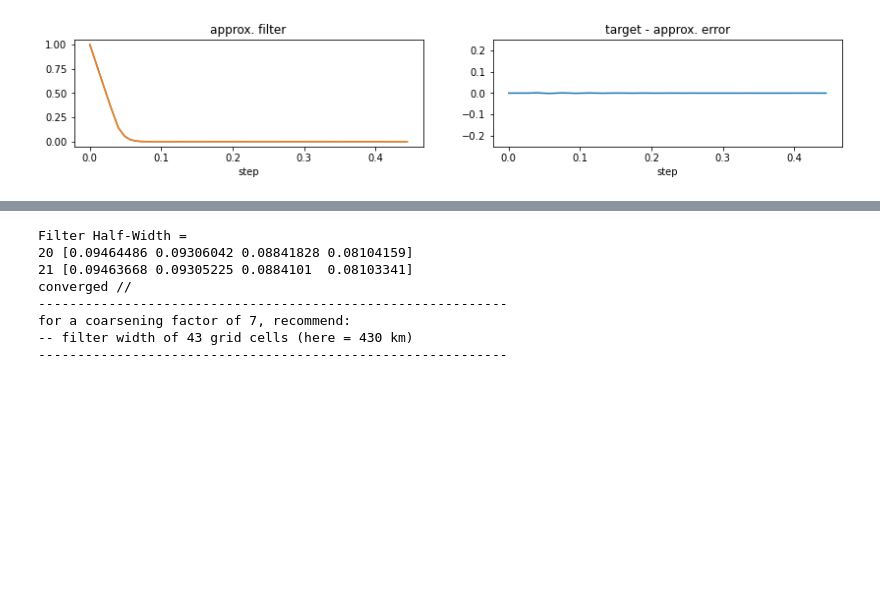
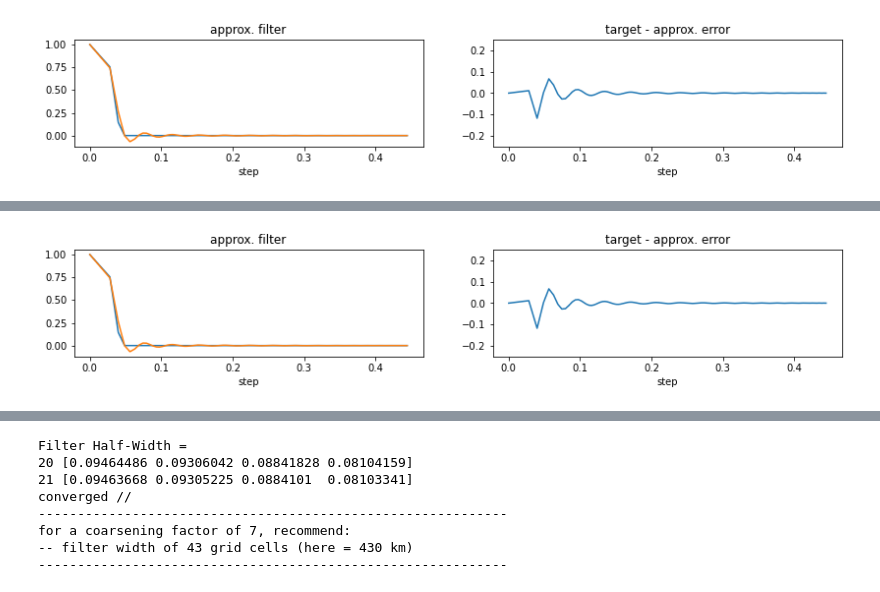
Before and after one commit to ocean-eddy-cpt/WP1T2-2D-EKE-Analysis, a Jupyter notebook: global_along_track.ipynb, the cells around one changed output, grey strips where cells are left out. Saved outputs shown, nothing was run; the diff lists cells and outputs as text; code cells hidden in the pictures; blank space fills up the shorter version.

```diff
--- a/global_along_track.ipynb
+++ b/global_along_track.ipynb
@@ -47,14 +54,13 @@ lat_n = 65
 # %%
 # ------------------------------------------------------------------------------------------------
 # -- LOAD -- parsed data (gridded and interpolated in time) -- from initial_processing.ipynb
-# this is really the starting point
-# (the above two cells only need to be run once to create the file(s) to be loaded here)
+# load file created by initial_processing (data have been spatially and temporally gridded and desired nans interpolated)
 load_sat = pickle.load(open(this_sat + '/' + this_sat +'_parsed_tracks.p', 'rb'))
 load_sat2 = pickle.load(open(this_sat + '/' + this_sat +'_parsed_tracks_adt_interp_time_only.p', 'rb'))
 lon_t = load_sat['lon_t']
 lat_t = load_sat['lat_t']
 track_t = load_sat['track_t']
-adt = load_sat['adt']
+adt = load_sat2['adt']
 # sla = load_sat['sla']
 dist = load_sat['dist']
 lon_record = load_sat['lon_record']
@@ -63,18 +69,17 @@ time_record = load_sat['time_record']
 track_record = load_sat['track_record']
 # ------------------------------------------------------------------------------------------------
 # %%
-# time index check (what fraction of year or how many years do we want to consider)
+# time index check (what fraction of year or how many years do we want to consider...saves computational time)
 # ******************************************
-time_cutoff = len(time_record[0]) - 70  # 54  (j2 = 129)
+time_cutoff = len(time_record[0]) - 20  # 54  (j2 = 129)
 # ******************************************
 repeat_time = (time_record[0][1] - time_record[0][0])/(60*60*24)
 print('repeat time = ' + str(np.round(repeat_time,2)) + ' days')
 year_frac = ((time_record[0][0:time_cutoff] - time_record[0][0])/(60*60*24))/365
 print('length of time series = ' + str(np.round(year_frac[-1], 2)) + ' years, = ' + str(len(year_frac)) + ' values')
 
-# SUBSET BY TIME
-# if desired subset tracks by desired time window to speed up computation time
-subset = 1
+# SUBSET BY TIME (subset each track by desired time indices to speed up computation time)
+subset = 1 # (yes/no)
 if subset:
     sub_time_ind = range(0, time_cutoff)  # (j3=38) (s3a = 20)
     adt_t_win = []
@@ -82,7 +87,7 @@ if subset:
     time_t_win = []
     for i in tqdm(range(len(track_record))):
         adt_t_win.append(adt[i][sub_time_ind, :])
-        # sla_t_win.append(sla[i][sub_time_ind, :])  # interpolated nans at cutoff of choice
+        # because I principally care about ADT --> geostrophic velocity, I do not save SLA...compute it here from shorter time mean of ADT
         sla_t_win.append(adt[i][sub_time_ind, :] - np.nanmean(adt[i][sub_time_ind, :], axis=0))
         time_t_win.append(time_record[i][sub_time_ind])
 else:
@@ -188,7 +191,9 @@ plt.show()
 # %%
-filter_type = 'Gaussian'
-plot_filter = 1
-N = 35  # filter steps (computational choice)
-sla_filt = Filter(N, filter_type, plot_filter, sla_t_win, hor_grid_spacing, coarsening_factor0)
+# INITIALIZE LAPLACIAN/BIHARMONIC FILTER and APPLY to field
+filter_type = 'Taper'
+plot_filter = 1            # show filter relative to target w/ error
+N = 35                     # filter steps (computational choice)
+%time sla_filt = Filter(N, filter_type, plot_filter, sla_t_win, hor_grid_spacing, coarsening_factor0)
+%time sla_sq_filt = Filter(N, filter_type, plot_filter, sla_sq, hor_grid_spacing, coarsening_factor0)
 # %% [output]
-[figure, old version]
+[figure, new version]
@@ -194,0 +202 @@ sla_filt = Filter(N, filter_type, plot_filter, sla_t_win, hor_grid_spacing, coar
+[figure, added]
```
Also changed, not shown: parts of 38 cells of this notebook, 1 other file.
